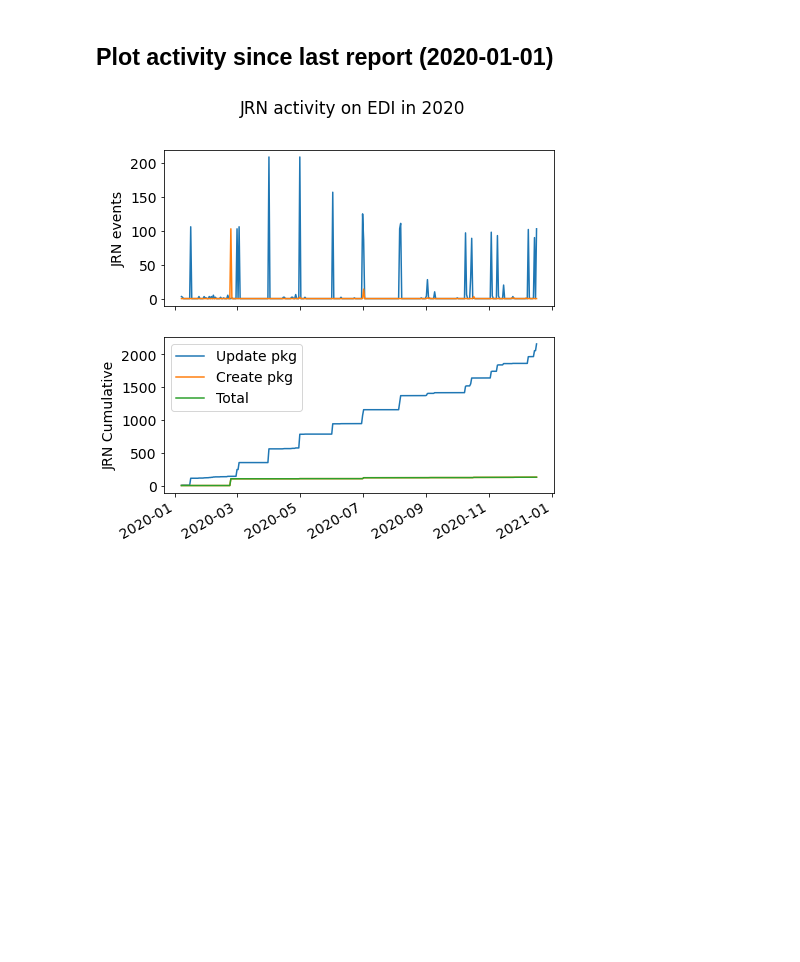
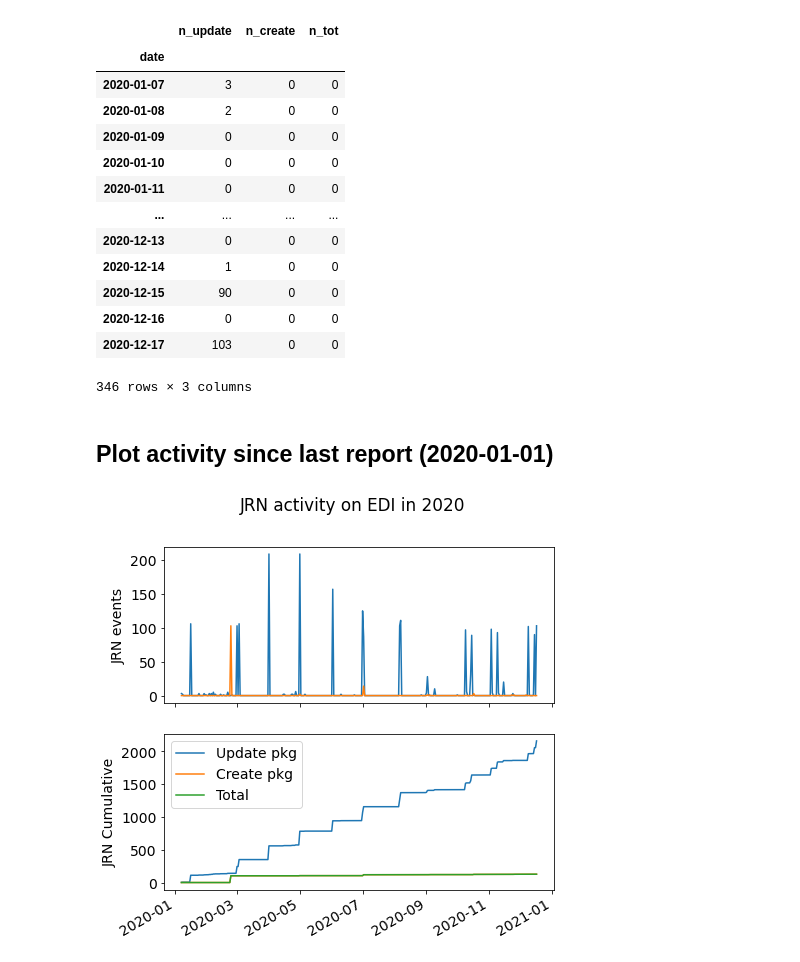
Before and after one commit to jornada-im/diagnostics, a Jupyter notebook: JRN-EDI-diagnostics-ANNRPT.ipynb, the cells around one changed output. Drawn from its saved outputs; the diff is of its cells as text; code cells hidden in the pictures; blank space fills up the shorter version.

```diff
--- a/JRN-EDI-diagnostics-ANNRPT.ipynb
+++ b/JRN-EDI-diagnostics-ANNRPT.ipynb
@@ -146,0 +5,4 @@ dfs = df.loc[df.index > startdt,['n_update', 'n_create', 'n_tot']].resample('D')
+# %%
+new = dia.load_new_request('2020-12-02', '2020-12-31')
+# %%
+old = dia.load_archived()
@@ -146,0 +13,3 @@ dfs = df.loc[df.index > startdt,['n_update', 'n_create', 'n_tot']].resample('D')
+# %%
+df = pd.concat([old, new])
+df
@@ -147,3 +30,23 @@ dfs = df.loc[df.index > startdt,['n_update', 'n_create', 'n_tot']].resample('D')
+# %%
+df = dia.get_counts(df)
+# %%
+daily = dia.counts_to_daily(df, startdt='2020-01-01')
+daily
+# %% [output]
+|  | n_update | n_create | n_tot |
+| date |  |  |  |
+| 2020-01-07 | 3 | 0 | 0 |
+| 2020-01-08 | 2 | 0 | 0 |
+| 2020-01-09 | 0 | 0 | 0 |
+| 2020-01-10 | 0 | 0 | 0 |
+| 2020-01-11 | 0 | 0 | 0 |
+| ... | ... | ... | ... |
+| 2020-12-13 | 0 | 0 | 0 |
+| 2020-12-14 | 1 | 0 | 0 |
+| 2020-12-15 | 90 | 0 | 0 |
+| 2020-12-16 | 0 | 0 | 0 |
+| 2020-12-17 | 103 | 0 | 0 |
+346 rows × 3 columns
 # %% [markdown]
 ## Plot activity since last report (2020-01-01)
 # %%
```
Also changed, not shown: parts of 36 cells of this notebook, 4 other files.
